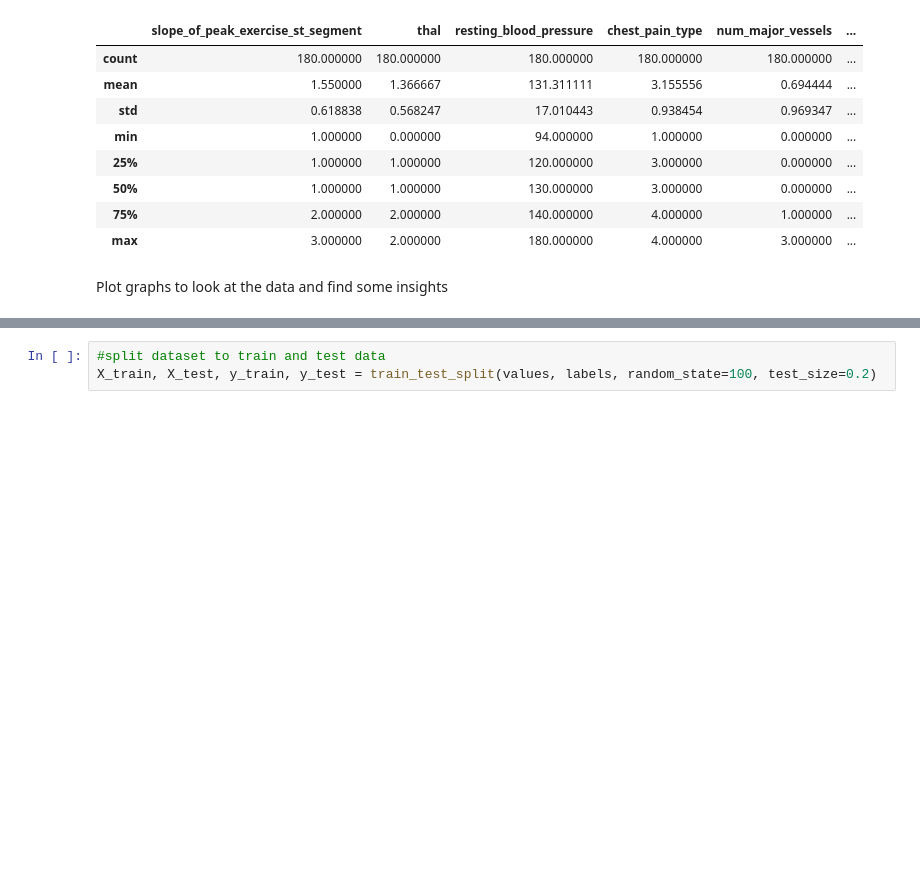
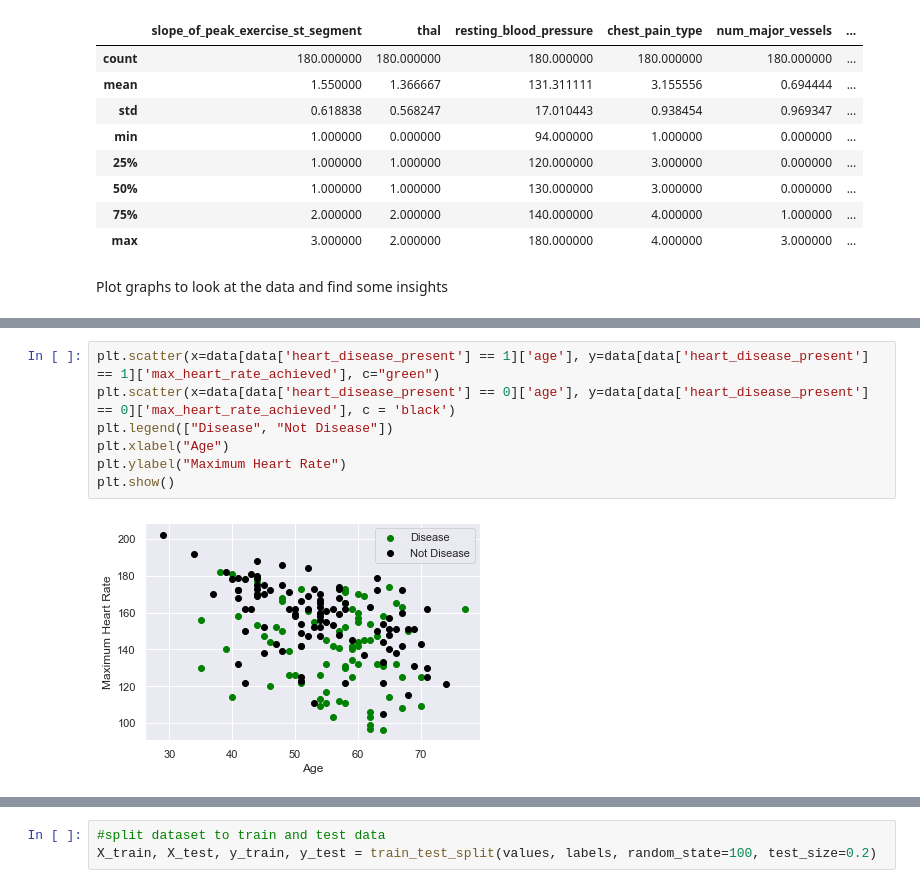
Before and after one commit to marlukyanova/DrivenData--Heart-Desease-Prediction, a Jupyter notebook: Heart_desease_prediction.ipynb, the cells around one changed output, grey strips where cells are left out. Drawn from its saved outputs; the diff is of its cells as text; blank space fills up the shorter version.

```diff
--- a/Heart_desease_prediction.ipynb
+++ b/Heart_desease_prediction.ipynb
@@ -179,3 +194,12 @@ plt.show()
+# %%
+plt.scatter(x=data[data['heart_disease_present'] == 1]['age'], y=data[data['heart_disease_present'] == 1]['max_heart_rate_achieved'], c="green")
+plt.scatter(x=data[data['heart_disease_present'] == 0]['age'], y=data[data['heart_disease_present'] == 0]['max_heart_rate_achieved'], c = 'black')
+plt.legend(["Disease", "Not Disease"])
+plt.xlabel("Age")
+plt.ylabel("Maximum Heart Rate")
+plt.show()
+# %% [output]
+[figure, added]
 # %%
 sns.catplot(y='max_heart_rate_achieved', x='heart_disease_present', kind="box", data=data)
 plt.title('Maximum heart rate achieved (beats per minute)')
```
Also changed, not shown: parts of 34 cells of this notebook, 6 other files.
